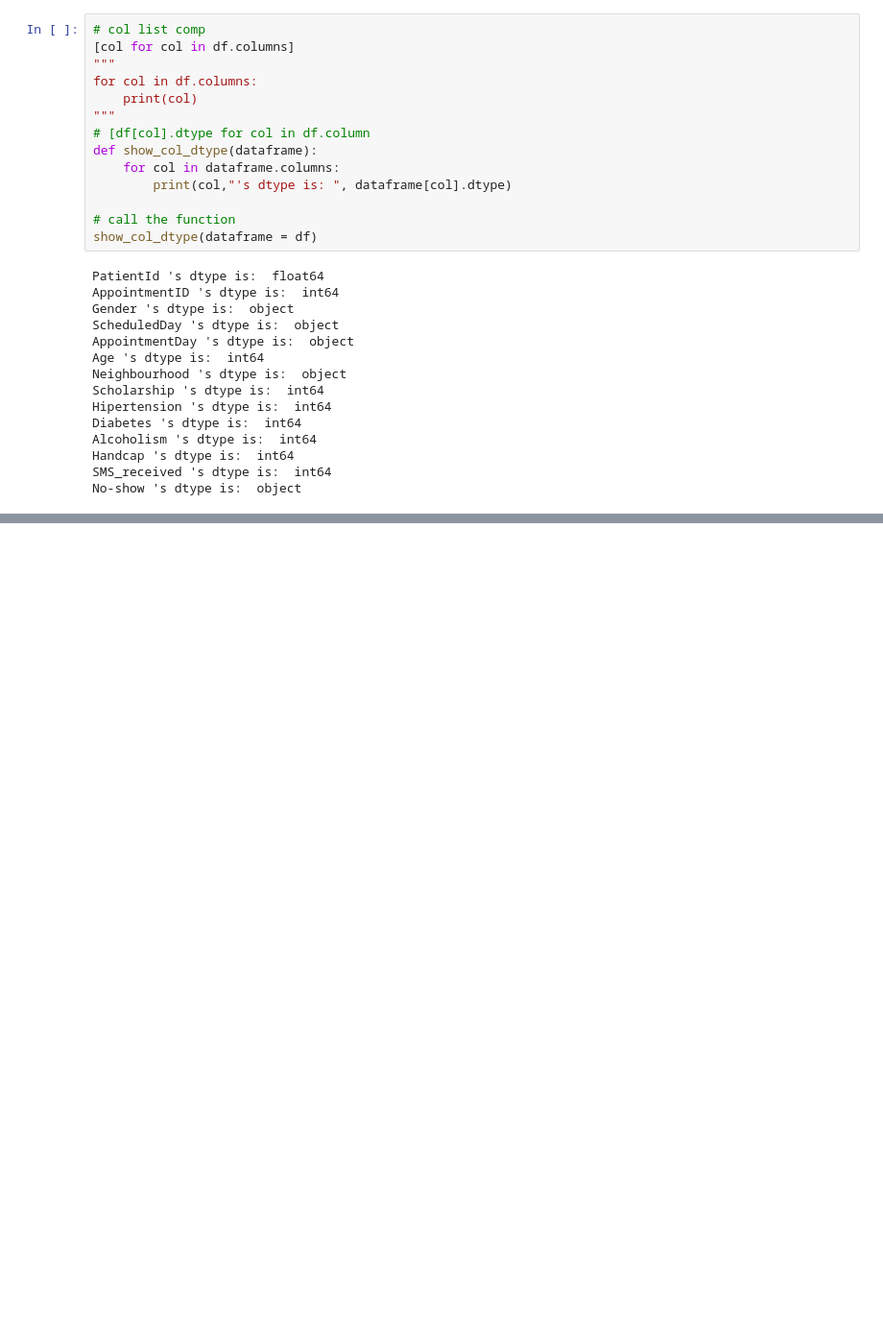
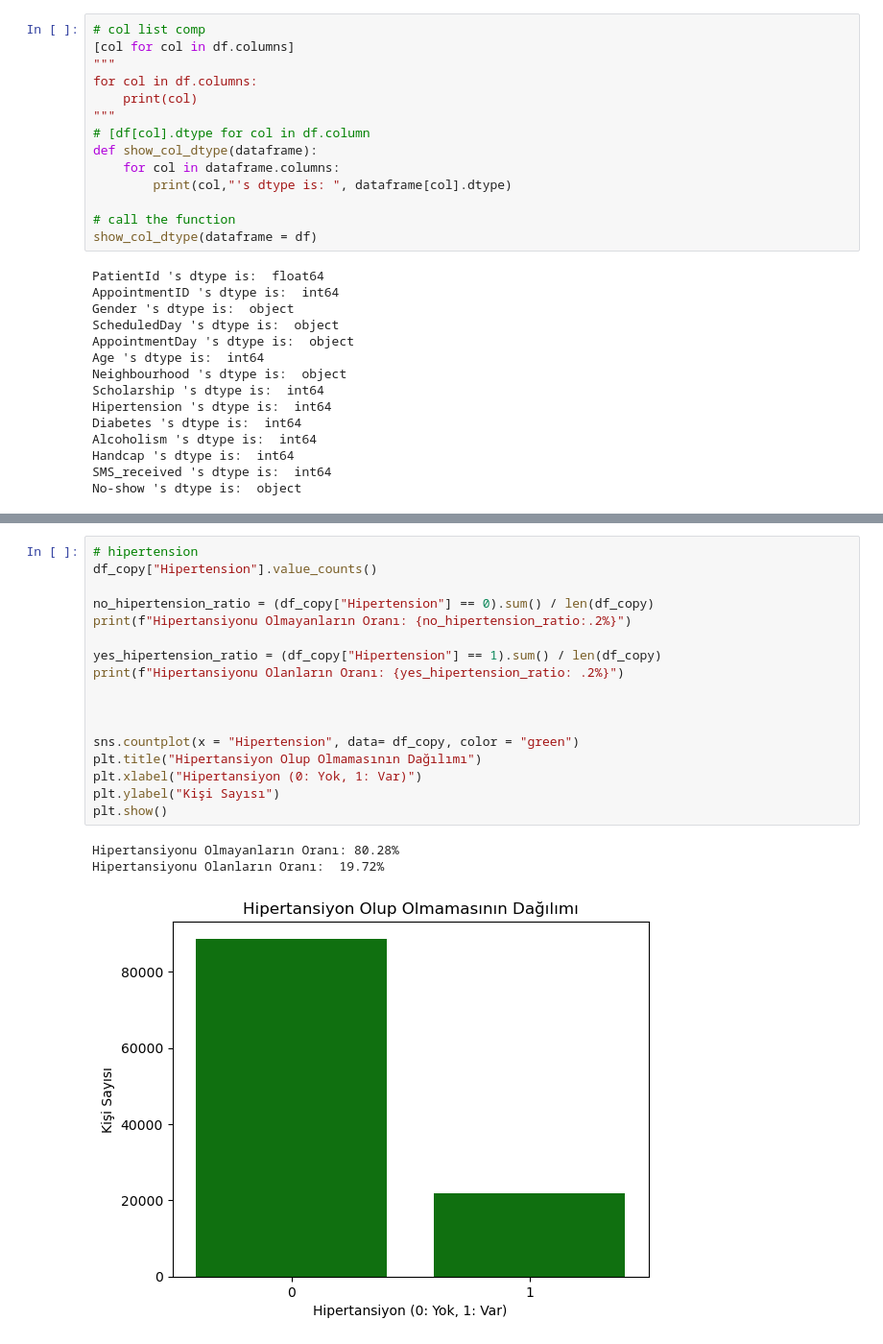
Before and after one commit to UstubecEmre/MedicalAppointmentML, a Jupyter notebook: medical_appointment.ipynb, the cells around one changed output, grey strips where cells are left out. Shown at 96% size. Drawn from its saved outputs; the diff is of its cells as text; blank space fills up the shorter version.

```diff
--- a/medical_appointment.ipynb
+++ b/medical_appointment.ipynb
@@ -137,0 +227,21 @@ Numerical Columns:  ['PatientId', 'AppointmentID', 'Age', 'Scholarship', 'Hipert
+# %%
+# hipertension
+df_copy["Hipertension"].value_counts()
+
+no_hipertension_ratio = (df_copy["Hipertension"] == 0).sum() / len(df_copy)
+print(f"Hipertansiyonu Olmayanların Oranı: {no_hipertension_ratio:.2%}")
+
+yes_hipertension_ratio = (df_copy["Hipertension"] == 1).sum() / len(df_copy)
+print(f"Hipertansiyonu Olanların Oranı: {yes_hipertension_ratio: .2%}")
+
+
+
+sns.countplot(x = "Hipertension", data= df_copy, color = "green")
+plt.title("Hipertansiyon Olup Olmamasının Dağılımı")
+plt.xlabel("Hipertansiyon (0: Yok, 1: Var)")
+plt.ylabel("Kişi Sayısı")
+plt.show()
+# %% [output]
+Hipertansiyonu Olmayanların Oranı: 80.28%
+Hipertansiyonu Olanların Oranı:  19.72%
+[figure, added]
```
Also changed, not shown: parts of 13 cells of this notebook.
